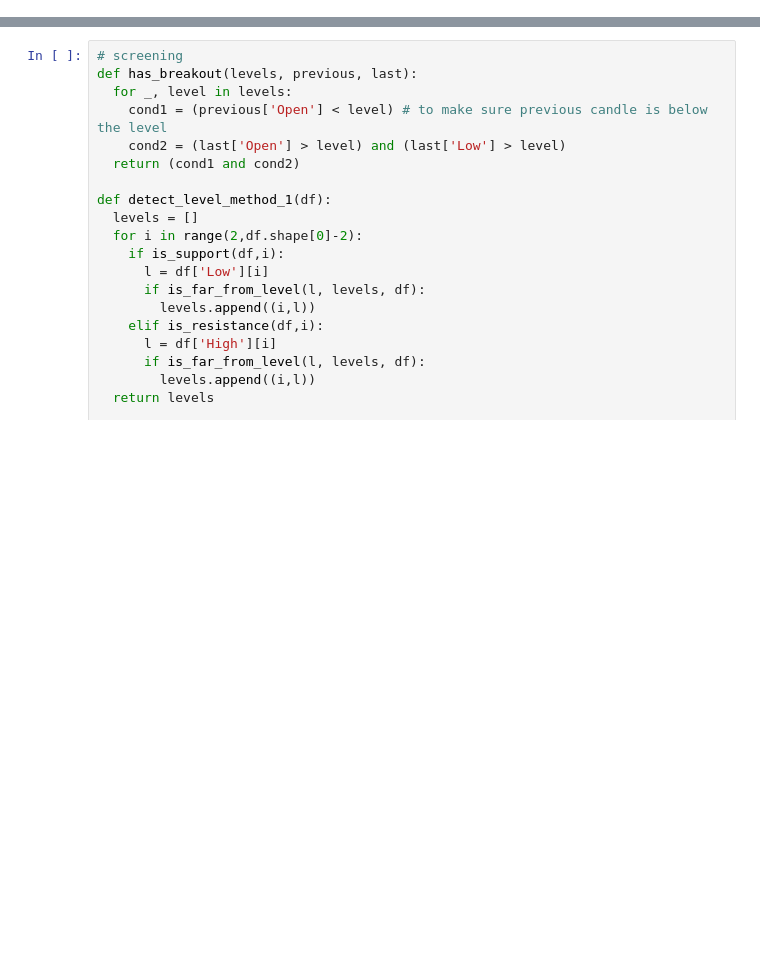
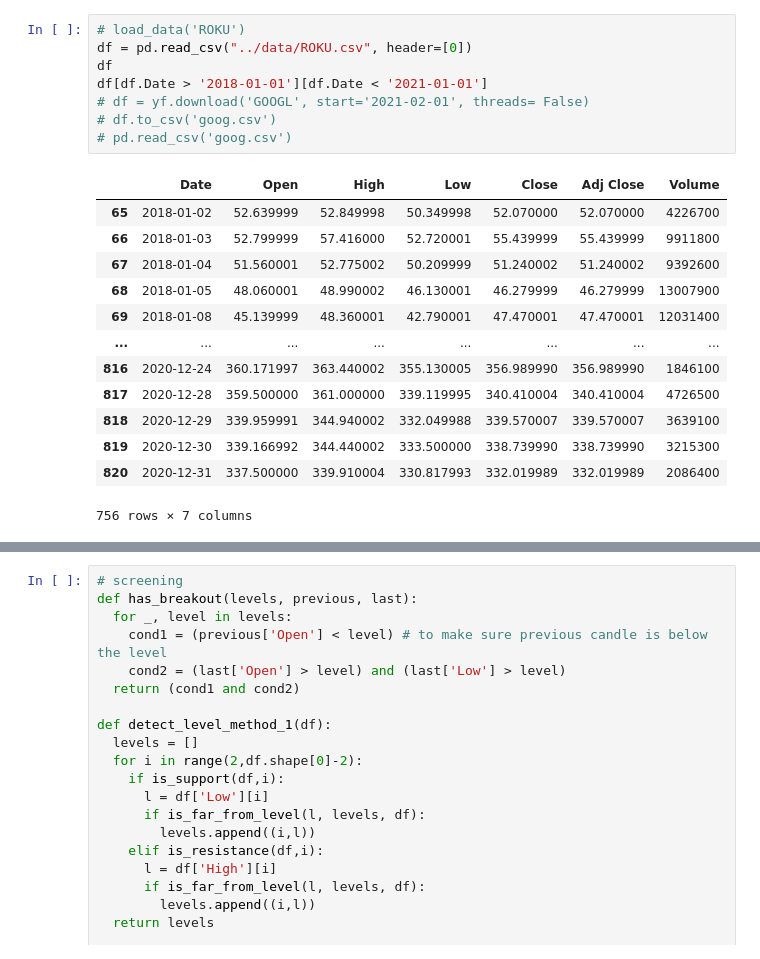
Before and after one commit to bijantech/sr_box_finder, a Jupyter notebook: notebooks/stock_breakout_demo.ipynb, the cells around one changed output, grey strips where cells are left out. Drawn from its saved outputs; the diff is of its cells as text; blank space fills up the shorter version.

```diff
--- a/notebooks/stock_breakout_demo.ipynb
+++ b/notebooks/stock_breakout_demo.ipynb
@@ -19,0 +23,22 @@ The autoreload extension is already loaded. To reload it, use:
+# %%
+# load_data('ROKU')
+df = pd.read_csv("../data/ROKU.csv", header=[0])
+df
+df[df.Date > '2018-01-01'][df.Date < '2021-01-01']
+# df = yf.download('GOOGL', start='2021-02-01', threads= False)
+# df.to_csv('goog.csv')
+# pd.read_csv('goog.csv')
+# %% [output]
+|  | Date | Open | High | Low | Close | Adj Close | Volume |
+| 65 | 2018-01-02 | 52.639999 | 52.849998 | 50.349998 | 52.070000 | 52.070000 | 4226700 |
+| 66 | 2018-01-03 | 52.799999 | 57.416000 | 52.720001 | 55.439999 | 55.439999 | 9911800 |
+| 67 | 2018-01-04 | 51.560001 | 52.775002 | 50.209999 | 51.240002 | 51.240002 | 9392600 |
+| 68 | 2018-01-05 | 48.060001 | 48.990002 | 46.130001 | 46.279999 | 46.279999 | 13007900 |
+| 69 | 2018-01-08 | 45.139999 | 48.360001 | 42.790001 | 47.470001 | 47.470001 | 12031400 |
+| ... | ... | ... | ... | ... | ... | ... | ... |
+| 816 | 2020-12-24 | 360.171997 | 363.440002 | 355.130005 | 356.989990 | 356.989990 | 1846100 |
+| 817 | 2020-12-28 | 359.500000 | 361.000000 | 339.119995 | 340.410004 | 340.410004 | 4726500 |
+| 818 | 2020-12-29 | 339.959991 | 344.940002 | 332.049988 | 339.570007 | 339.570007 | 3639100 |
+| 819 | 2020-12-30 | 339.166992 | 344.440002 | 333.500000 | 338.739990 | 338.739990 | 3215300 |
+| 820 | 2020-12-31 | 337.500000 | 339.910004 | 330.817993 | 332.019989 | 332.019989 | 2086400 |
+756 rows × 7 columns
```
Also changed, not shown: parts of 6 cells of this notebook, 5 other files.
